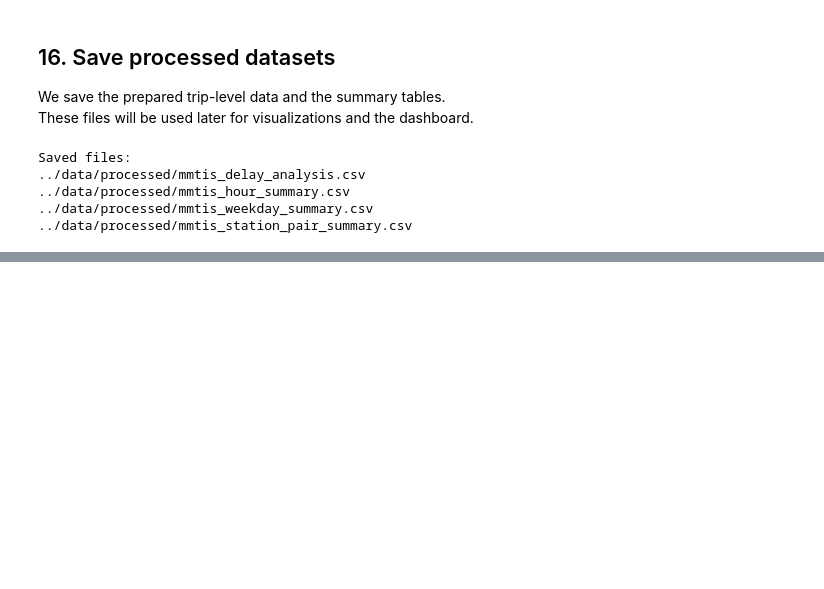
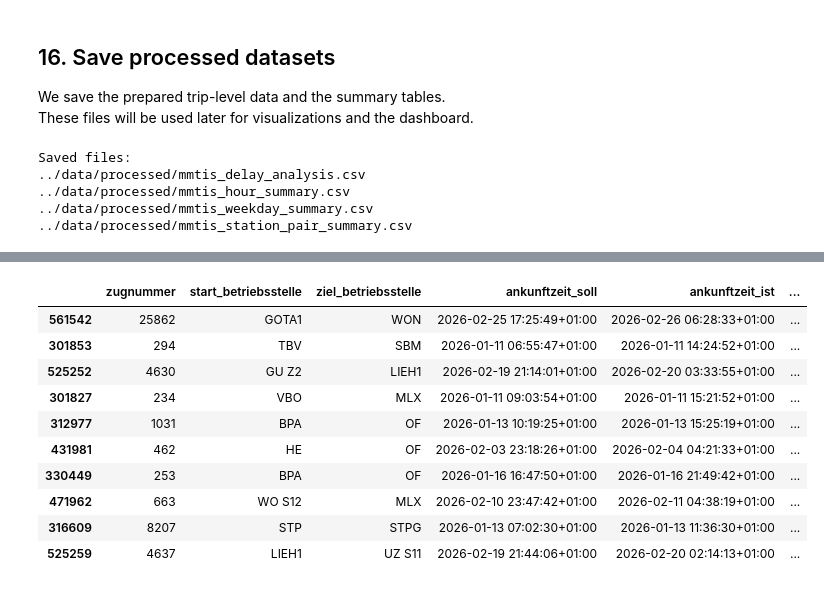
Before and after one commit to katerinadobrynina/is_oebb_on_time, a Jupyter notebook: notebooks/02_mmtis_loading_and_preparation.ipynb, the cells around one changed output, grey strips where cells are left out. Cells and saved outputs as stored; diff of their text form; code cells hidden in the pictures; blank space fills up the shorter version.

```diff
--- a/notebooks/02_mmtis_loading_and_preparation.ipynb
+++ b/notebooks/02_mmtis_loading_and_preparation.ipynb
@@ -425,0 +520,23 @@ Saved files:
+# %%
+delay_analysis.sort_values("arrival_delay_min", ascending=False).head(10)[
+    [
+        "zugnummer",
+        "start_betriebsstelle",
+        "ziel_betriebsstelle",
+        "ankunftzeit_soll",
+        "ankunftzeit_ist",
+        "arrival_delay_min"
+    ]
+]
+# %% [output]
+|  | zugnummer | start_betriebsstelle | ziel_betriebsstelle | ankunftzeit_soll | ankunftzeit_ist | ... |
+| 561542 | 25862 | GOTA1 | WON | 2026-02-25 17:25:49+01:00 | 2026-02-26 06:28:33+01:00 | ... |
+| 301853 | 294 | TBV | SBM | 2026-01-11 06:55:47+01:00 | 2026-01-11 14:24:52+01:00 | ... |
+| 525252 | 4630 | GU Z2 | LIEH1 | 2026-02-19 21:14:01+01:00 | 2026-02-20 03:33:55+01:00 | ... |
+| 301827 | 234 | VBO | MLX | 2026-01-11 09:03:54+01:00 | 2026-01-11 15:21:52+01:00 | ... |
+| 312977 | 1031 | BPA | OF | 2026-01-13 10:19:25+01:00 | 2026-01-13 15:25:19+01:00 | ... |
+| 431981 | 462 | HE | OF | 2026-02-03 23:18:26+01:00 | 2026-02-04 04:21:33+01:00 | ... |
+| 330449 | 253 | BPA | OF | 2026-01-16 16:47:50+01:00 | 2026-01-16 21:49:42+01:00 | ... |
+| 471962 | 663 | WO S12 | MLX | 2026-02-10 23:47:42+01:00 | 2026-02-11 04:38:19+01:00 | ... |
+| 316609 | 8207 | STP | STPG | 2026-01-13 07:02:30+01:00 | 2026-01-13 11:36:30+01:00 | ... |
+| 525259 | 4637 | LIEH1 | UZ S11 | 2026-02-19 21:44:06+01:00 | 2026-02-20 02:14:13+01:00 | ... |
```
Also changed, not shown: parts of 12 cells of this notebook.
